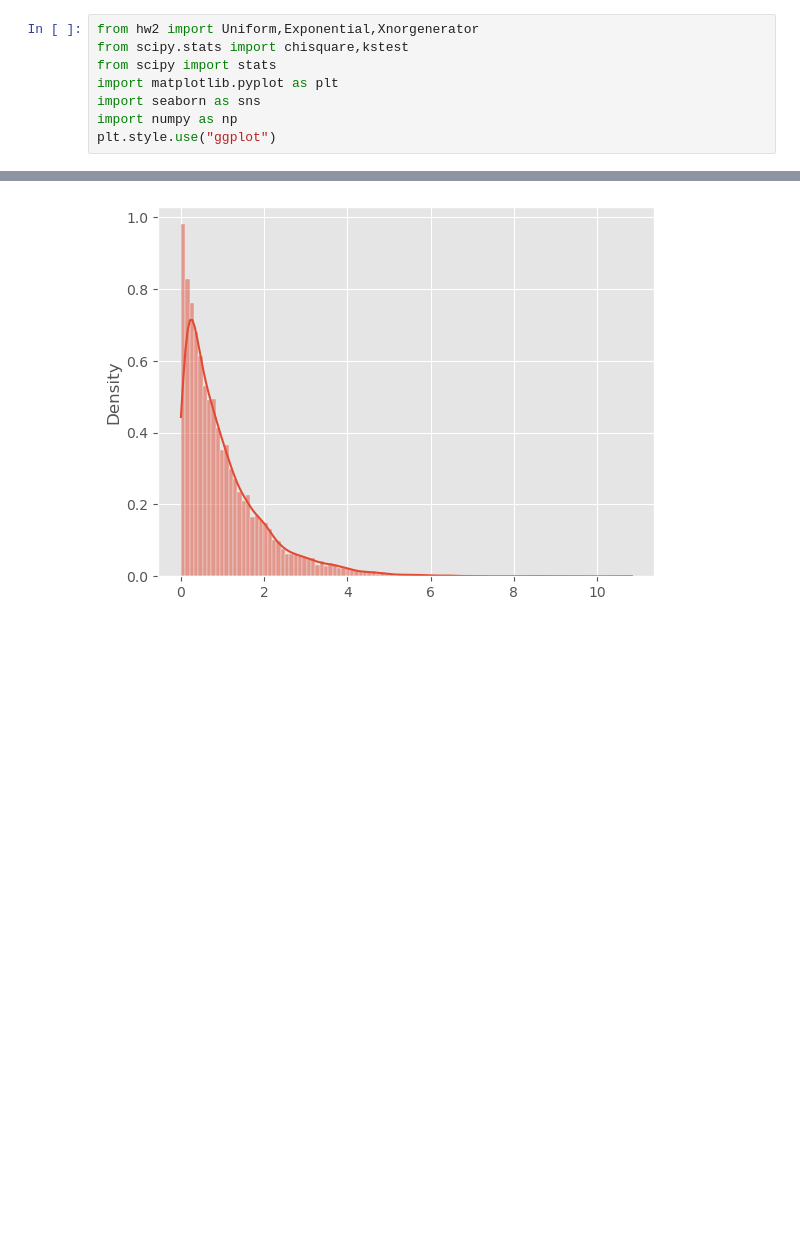
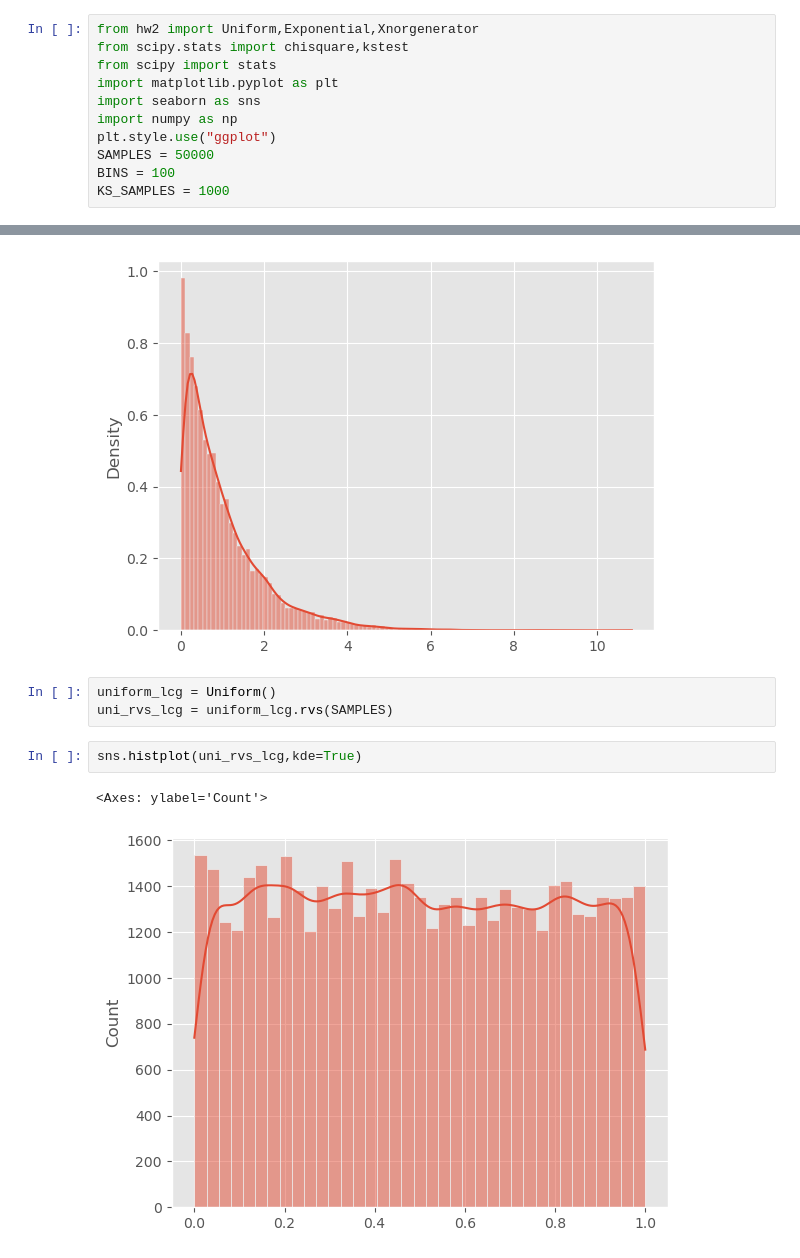
Before and after one commit to QinXu12345/hw2, a Jupyter notebook: test.ipynb, the cells around one changed output, grey strips where cells are left out. Saved outputs shown, nothing was run; the diff lists cells and outputs as text; blank space fills up the shorter version.

```diff
--- a/test.ipynb
+++ b/test.ipynb
@@ -6,3 +6,6 @@ import matplotlib.pyplot as plt
 import seaborn as sns
 import numpy as np
 plt.style.use("ggplot")
+SAMPLES = 50000
+BINS = 100
+KS_SAMPLES = 1000
@@ -49,3 +51,11 @@ sns.histplot(ys,kde=True,stat='density')
 # %% [output]
 <Axes: ylabel='Density'>
 [figure]
+# %%
+uniform_lcg = Uniform()
+uni_rvs_lcg = uniform_lcg.rvs(SAMPLES)
+# %%
+sns.histplot(uni_rvs_lcg,kde=True)
+# %% [output]
+<Axes: ylabel='Count'>
+[figure, added]
```
Also changed, not shown: parts of 8 cells of this notebook.
